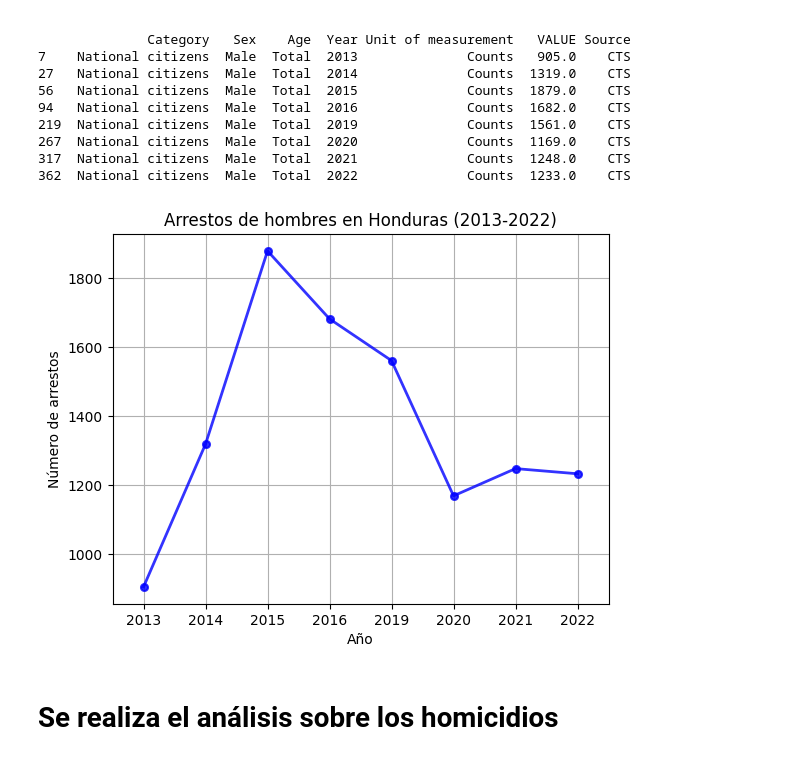
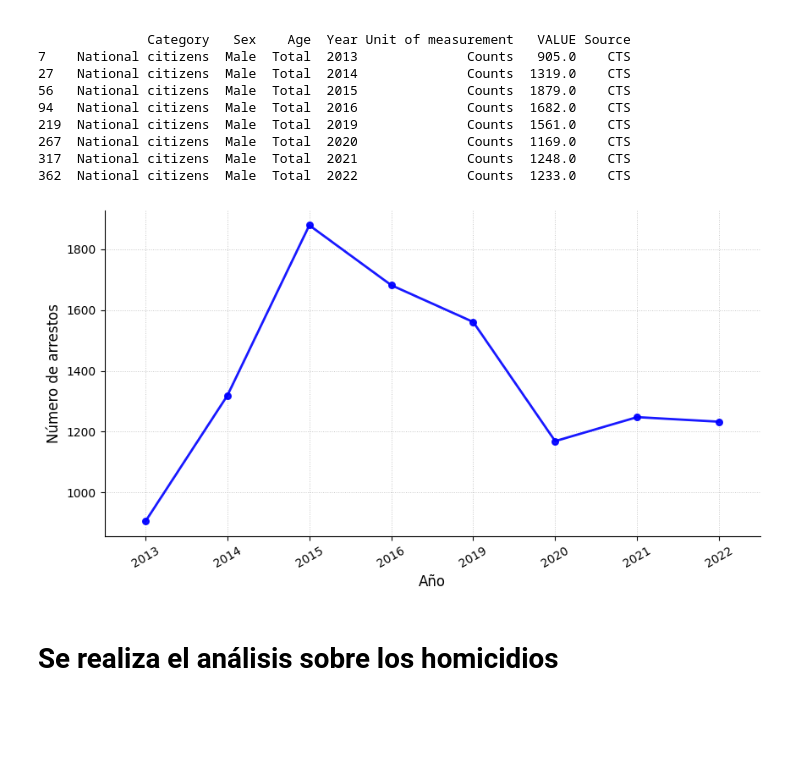
Before and after one commit to lehcimhdz/eda_honduras, a Jupyter notebook: eda_honduras_descriptivo.ipynb, the cells around one changed output. Saved outputs shown, nothing was run; the diff lists cells and outputs as text; code cells hidden in the pictures; blank space fills up the shorter version.

```diff
--- a/eda_honduras_descriptivo.ipynb
+++ b/eda_honduras_descriptivo.ipynb
@@ -199,21 +199,32 @@ print(arrestos_total_hombres)
 317  National citizens  Male  Total  2021              Counts  1248.0    CTS
 362  National citizens  Male  Total  2022              Counts  1233.0    CTS
 # %%
+plt.figure(figsize=(10, 5))
+
 sns.pointplot(x='Year',
-            y='VALUE',
-            data=arrestos_total_hombres,
-            alpha=0.8,
-            color='blue',
-            linewidth=2)
+              y='VALUE',
+              data=arrestos_total_hombres,
+              alpha=0.9,
+              color='blue',
+              linewidth=2,
+              markers='o',
+              linestyles='-')
 
-plt.title('Arrestos de hombres en Honduras (2013-2022)')
-plt.xlabel('Año')
-plt.ylabel('Número de arrestos')
-plt.grid()
+#plt.title('Arrestos de hombres en Honduras (2013-2022)', fontsize=14, fontweight='bold')
+plt.xlabel('Año', fontsize=12)
+plt.ylabel('Número de arrestos', fontsize=12)
+
+plt.xticks(rotation=30, fontsize=10)
+plt.yticks(fontsize=10)
+
+plt.grid(True, linestyle=':', linewidth=0.7, alpha=0.7)
+
+plt.gca().spines['top'].set_visible(False)
+plt.gca().spines['right'].set_visible(False)
 
 plt.show()
 # %% [output]
-[figure, old version]
+[figure, new version]
 # %% [markdown]
 # Se realiza el análisis sobre los homicidios
 # %%
```
Also changed, not shown: parts of 2 cells of this notebook.
